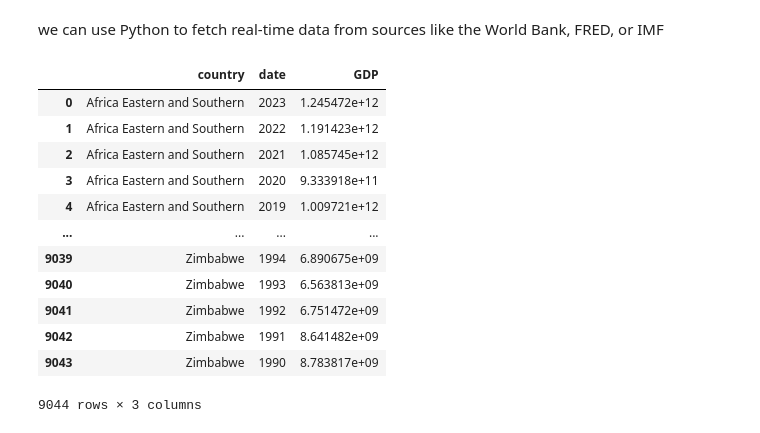
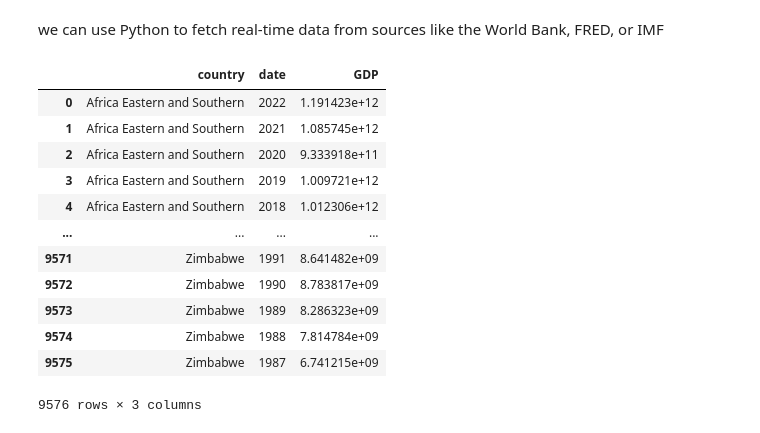
Before and after one commit to basleal22/kaim-week-10, a Jupyter notebook: notebooks/model_vis.ipynb, the cells around one changed output. Cells and saved outputs as stored; diff of their text form; code cells hidden in the pictures.

```diff
--- a/notebooks/model_vis.ipynb
+++ b/notebooks/model_vis.ipynb
@@ -395,24 +395,24 @@ import wbdata
 # %%
 #fetch GDP growth rate from world Bank (indicator)
 indicator={'NY.GDP.MKTP.CD':'GDP'}
 #define data range
-start_date='1990'
-end_date = '2024'
+start_date='1987'
+end_date = '2022'
 #fetch data
 gdp_data =  wbdata.get_dataframe(indicator, date=(start_date, end_date))
 gdp_data = gdp_data.reset_index()
 gdp_data
 # %% [output]
 |  | country | date | GDP |
-| 0 | Africa Eastern and Southern | 2023 | 1.245472e+12 |
-| 1 | Africa Eastern and Southern | 2022 | 1.191423e+12 |
-| 2 | Africa Eastern and Southern | 2021 | 1.085745e+12 |
-| 3 | Africa Eastern and Southern | 2020 | 9.333918e+11 |
-| 4 | Africa Eastern and Southern | 2019 | 1.009721e+12 |
+| 0 | Africa Eastern and Southern | 2022 | 1.191423e+12 |
+| 1 | Africa Eastern and Southern | 2021 | 1.085745e+12 |
+| 2 | Africa Eastern and Southern | 2020 | 9.333918e+11 |
+| 3 | Africa Eastern and Southern | 2019 | 1.009721e+12 |
+| 4 | Africa Eastern and Southern | 2018 | 1.012306e+12 |
 | ... | ... | ... | ... |
-| 9039 | Zimbabwe | 1994 | 6.890675e+09 |
-| 9040 | Zimbabwe | 1993 | 6.563813e+09 |
-| 9041 | Zimbabwe | 1992 | 6.751472e+09 |
-| 9042 | Zimbabwe | 1991 | 8.641482e+09 |
-| 9043 | Zimbabwe | 1990 | 8.783817e+09 |
+| 9571 | Zimbabwe | 1991 | 8.641482e+09 |
+| 9572 | Zimbabwe | 1990 | 8.783817e+09 |
+| 9573 | Zimbabwe | 1989 | 8.286323e+09 |
+| 9574 | Zimbabwe | 1988 | 7.814784e+09 |
+| 9575 | Zimbabwe | 1987 | 6.741215e+09 |
-9044 rows × 3 columns
+9576 rows × 3 columns
```
Also changed, not shown: parts of 1 cell of this notebook.
